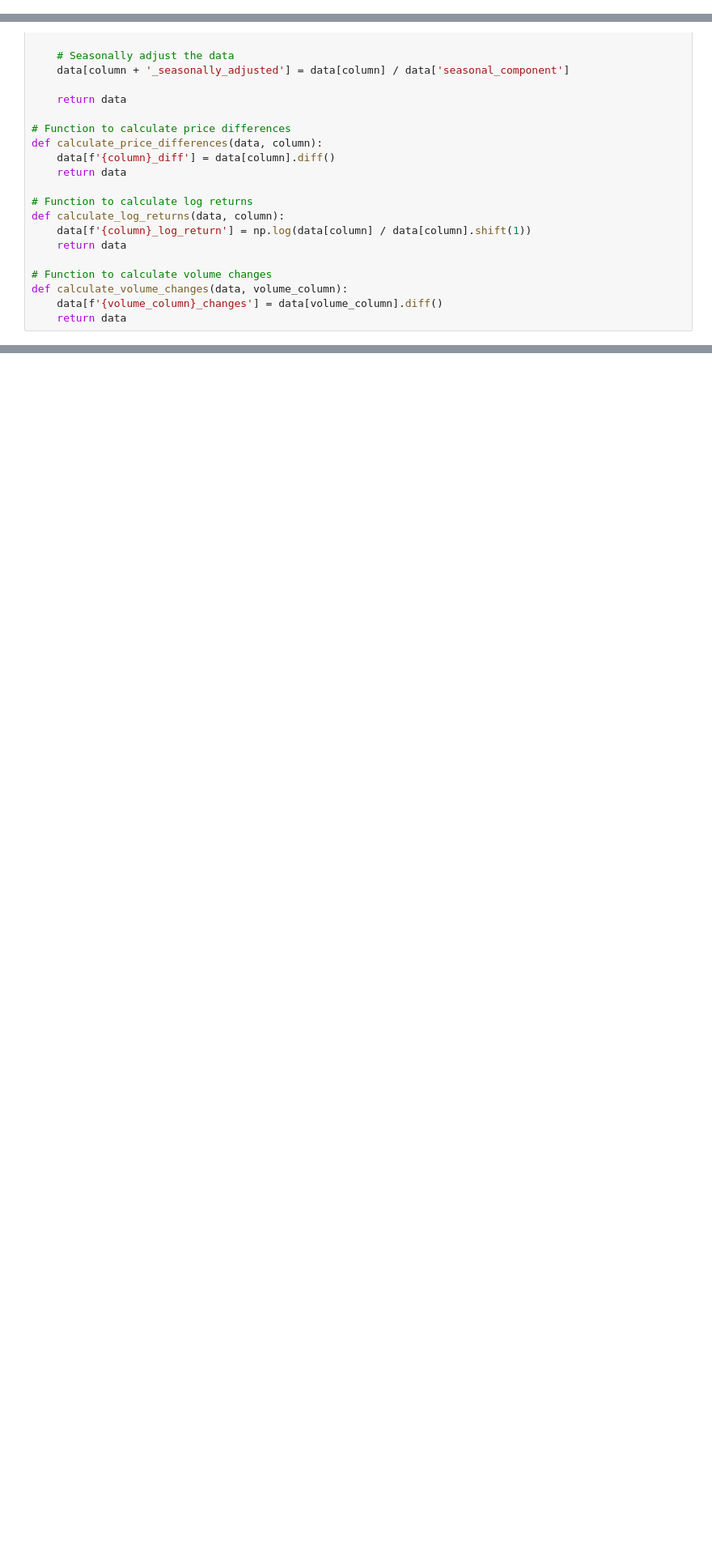
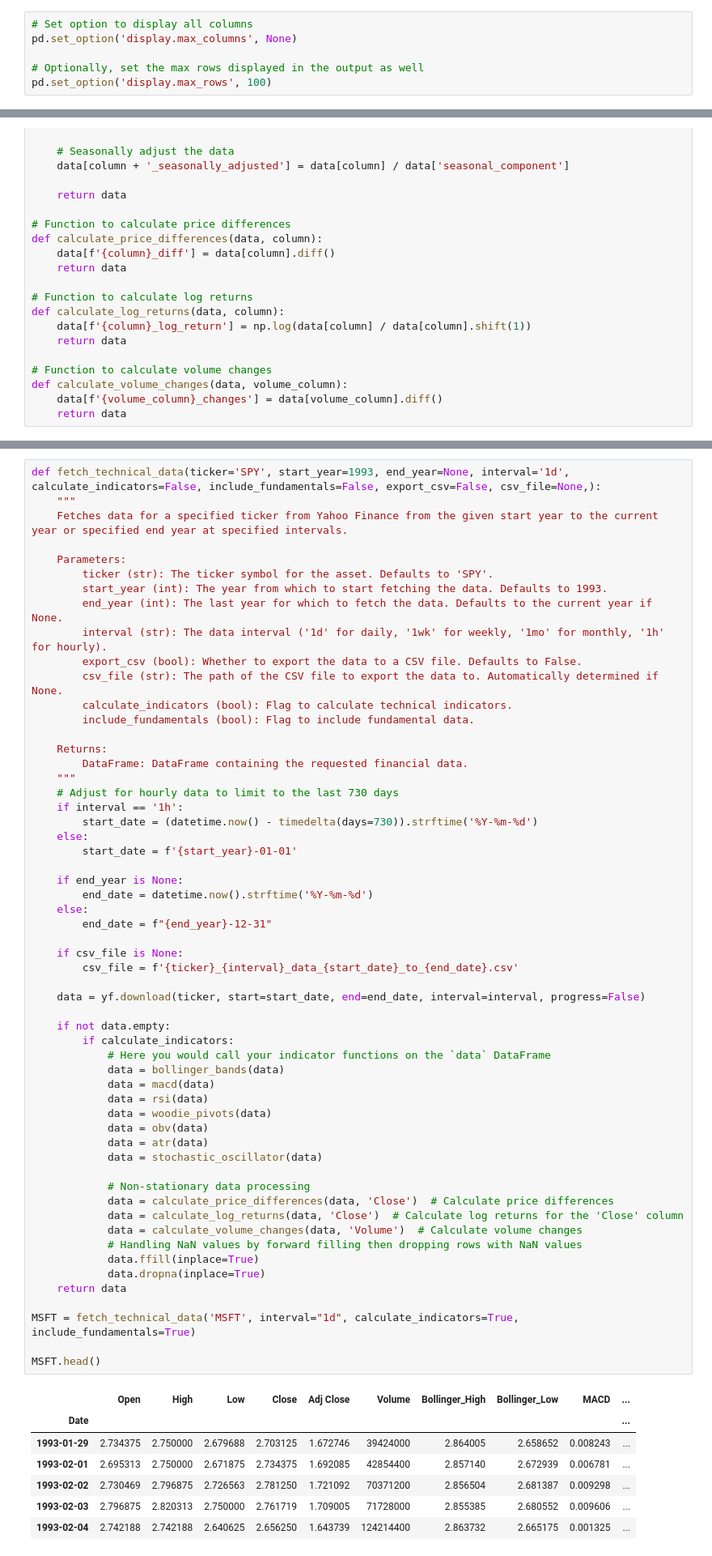
Before and after one commit to HansUXdev/DSportfolio, a Jupyter notebook: QuantitativeFinance/TA/Technical_Indicators.ipynb, the cells around one changed output, grey strips where cells are left out. Shown: that part at 81% size. Drawn from its saved outputs; the diff is of its cells as text; blank space fills up the shorter version.

```diff
--- a/QuantitativeFinance/TA/Technical_Indicators.ipynb
+++ b/QuantitativeFinance/TA/Technical_Indicators.ipynb
@@ -36,0 +20,6 @@ def woodie_pivots(data):
+# %%
+# Set option to display all columns
+pd.set_option('display.max_columns', None)
+
+# Optionally, set the max rows displayed in the output as well
+pd.set_option('display.max_rows', 100)
@@ -192,0 +270,65 @@ def calculate_volume_changes(data, volume_column):
+# %%
+def fetch_technical_data(ticker='SPY', start_year=1993, end_year=None, interval='1d', calculate_indicators=False, include_fundamentals=False, export_csv=False, csv_file=None,):
+    """
+    Fetches data for a specified ticker from Yahoo Finance from the given start year to the current year or specified end year at specified intervals.
+
+    Parameters:
+        ticker (str): The ticker symbol for the asset. Defaults to 'SPY'.
+        start_year (int): The year from which to start fetching the data. Defaults to 1993.
+        end_year (int): The last year for which to fetch the data. Defaults to the current year if None.
+        interval (str): The data interval ('1d' for daily, '1wk' for weekly, '1mo' for monthly, '1h' for hourly).
+        export_csv (bool): Whether to export the data to a CSV file. Defaults to False.
+        csv_file (str): The path of the CSV file to export the data to. Automatically determined if None.
+        calculate_indicators (bool): Flag to calculate technical indicators.
+        include_fundamentals (bool): Flag to include fundamental data.
+
+    Returns:
+        DataFrame: DataFrame containing the requested financial data.
+    """
+    # Adjust for hourly data to limit to the last 730 days
+    if interval == '1h':
+        start_date = (datetime.now() - timedelta(days=730)).strftime('%Y-%m-%d')
+    else:
+        start_date = f'{start_year}-01-01'
+
+    if end_year is None:
+        end_date = datetime.now().strftime('%Y-%m-%d')
+    else:
+        end_date = f"{end_year}-12-31"
+
+    if csv_file is None:
+        csv_file = f'{ticker}_{interval}_data_{start_date}_to_{end_date}.csv'
+
+    data = yf.download(ticker, start=start_date, end=end_date, interval=interval, progress=False)
+
+    if not data.empty:
+        if calculate_indicators:
+            # Here you would call your indicator functions on the `data` DataFrame
+            data = bollinger_bands(data)
+            data = macd(data)
+            data = rsi(data)
+            data = woodie_pivots(data)
+            data = obv(data)
+            data = atr(data)
+            data = stochastic_oscillator(data)
+
+            # Non-stationary data processing
+            data = calculate_price_differences(data, 'Close')  # Calculate price differences
+            data = calculate_log_returns(data, 'Close')  # Calculate log returns for the 'Close' column
+            data = calculate_volume_changes(data, 'Volume')  # Calculate volume changes
+            # Handling NaN values by forward filling then dropping rows with NaN values
+            data.ffill(inplace=True)
+            data.dropna(inplace=True)
+    return data
+
+MSFT = fetch_technical_data('MSFT', interval="1d", calculate_indicators=True, include_fundamentals=True)
+
+MSFT.head()
+# %% [output]
+|  | Open | High | Low | Close | Adj Close | Volume | Bollinger_High | Bollinger_Low | MACD | ... |
+| Date |  |  |  |  |  |  |  |  |  | ... |
+| 1993-01-29 | 2.734375 | 2.750000 | 2.679688 | 2.703125 | 1.672746 | 39424000 | 2.864005 | 2.658652 | 0.008243 | ... |
+| 1993-02-01 | 2.695313 | 2.750000 | 2.671875 | 2.734375 | 1.692085 | 42854400 | 2.857140 | 2.672939 | 0.006781 | ... |
+| 1993-02-02 | 2.730469 | 2.796875 | 2.726563 | 2.781250 | 1.721092 | 70371200 | 2.856504 | 2.681387 | 0.009298 | ... |
+| 1993-02-03 | 2.796875 | 2.820313 | 2.750000 | 2.761719 | 1.709005 | 71728000 | 2.855385 | 2.680552 | 0.009606 | ... |
+| 1993-02-04 | 2.742188 | 2.742188 | 2.640625 | 2.656250 | 1.643739 | 124214400 | 2.863732 | 2.665175 | 0.001325 | ... |
```
Also changed, not shown: parts of 26 cells of this notebook.
